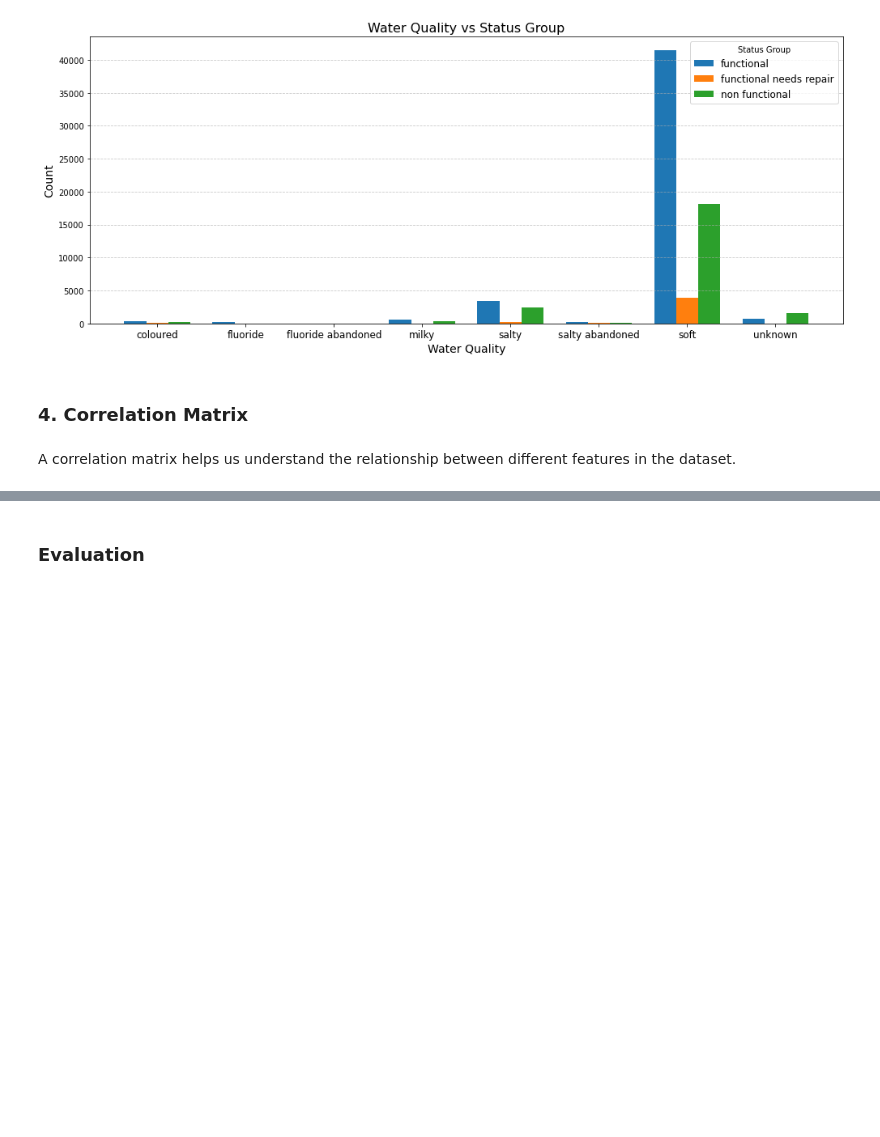
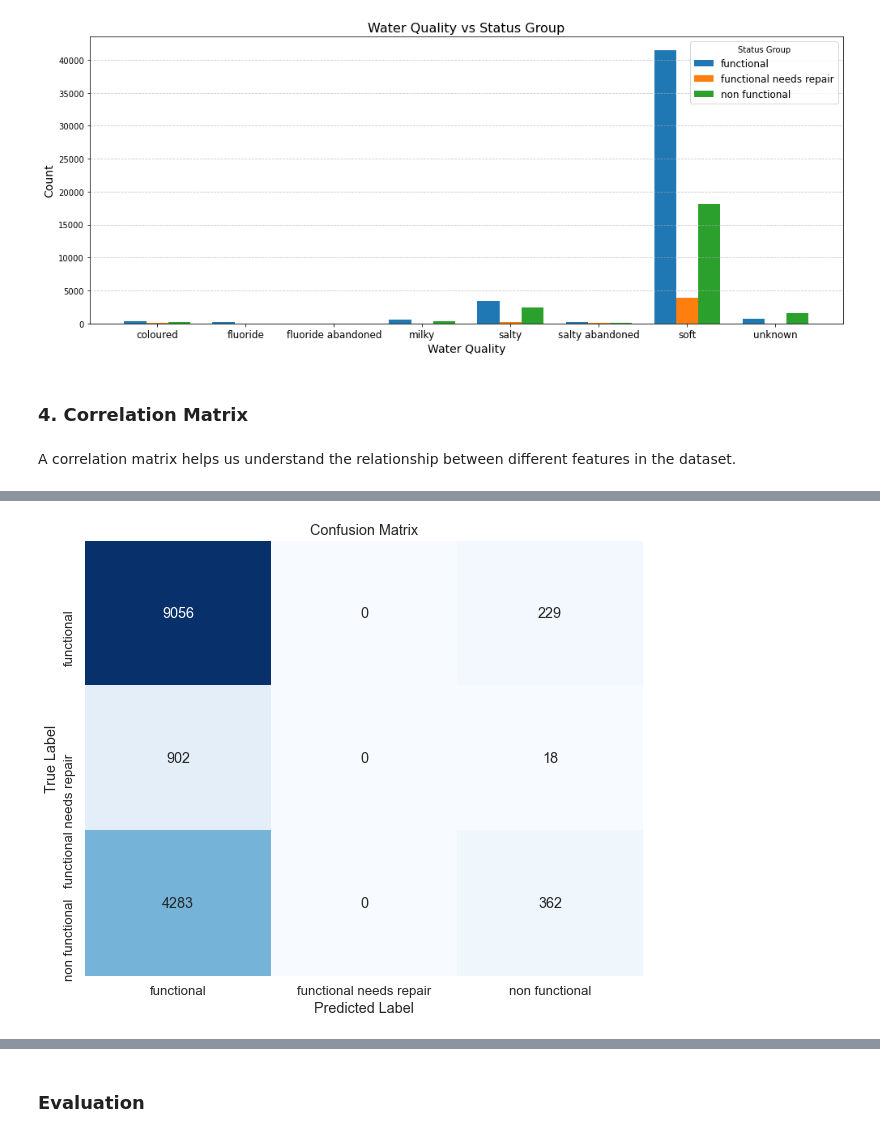
Before and after one commit to vkigen/dsc-phase3-project, a Jupyter notebook: student.ipynb, the cells around one changed output, grey strips where cells are left out. Cells and saved outputs as stored; diff of their text form; code cells hidden in the pictures; blank space fills up the shorter version.

```diff
--- a/student.ipynb
+++ b/student.ipynb
@@ -560,7 +589,7 @@ memory usage: 14.2+ MB
 # %%
 categorical = ['funder', 'installer', 'basin', 'region', 'scheme_management',
                        'permit', 'extraction_type', 'management', 'payment',
-                       'water_quality', 'quantity','status_group', 'source']
+                       'water_quality', 'quantity','waterpoint_type', 'source']
 merged_df_scaled = pd.get_dummies(merged_df, columns=categorical, dtype=int)
 merged_df_scaled
 # %% [output]
@@ -737,0 +823,23 @@ print(f"Validation data shape: {X_val.shape}")
+# %%
+# Assuming X_train, y_train, and X_val have been properly preprocessed to handle missing values and other issues
+
+# Initialize logistic regression model
+logistic_regression_model = LogisticRegression(random_state=42)
+
+# Train the model on the training data
+logistic_regression_model.fit(X_train, y_train)
+
+# Predict the labels for validation set
+y_pred = logistic_regression_model.predict(X_val)
+
+# Calculate accuracy
+accuracy = accuracy_score(y_val, y_pred)
+print("Accuracy:", accuracy)
+
+# Calculate and print classification report
+print("Classification Report:")
+print(classification_report(y_val, y_pred))
+
+# Calculate and print confusion matrix
+print("Confusion Matrix:")
+print(confusion_matrix(y_val, y_pred))
@@ -737,0 +880,21 @@ print(f"Validation data shape: {X_val.shape}")
+# %%
+
+# Calculate the confusion matrix
+conf_matrix = confusion_matrix(y_val, y_pred)
+
+# Get class labels
+class_labels = sorted(np.unique(y_val))
+
+# Set seaborn style
+sns.set(font_scale=1.2)
+
+# Plot confusion matrix as heatmap
+plt.figure(figsize=(10, 8))
+sns.heatmap(conf_matrix, annot=True, cmap="Blues", fmt="d", cbar=False,
+            xticklabels=class_labels, yticklabels=class_labels)
+plt.title('Confusion Matrix')
+plt.xlabel('Predicted Label')
+plt.ylabel('True Label')
+plt.show()
+# %% [output]
+[figure, added]
```
Also changed, not shown: parts of 37 cells of this notebook, 3 other files.
